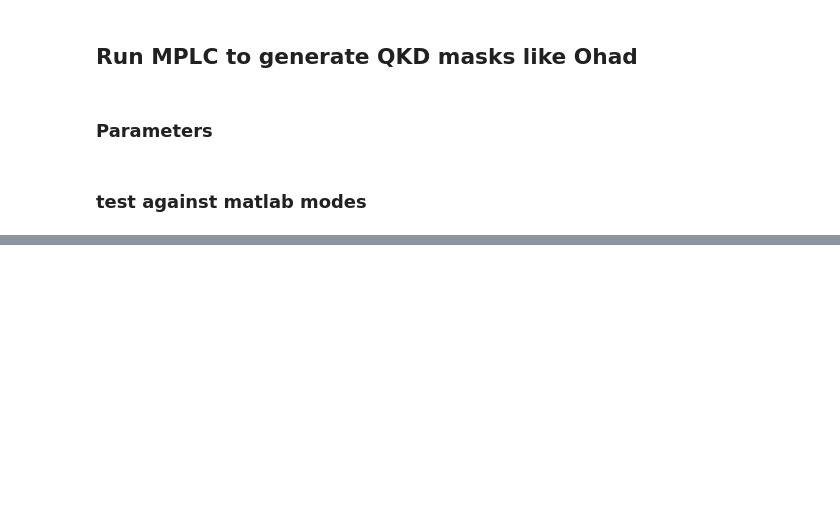
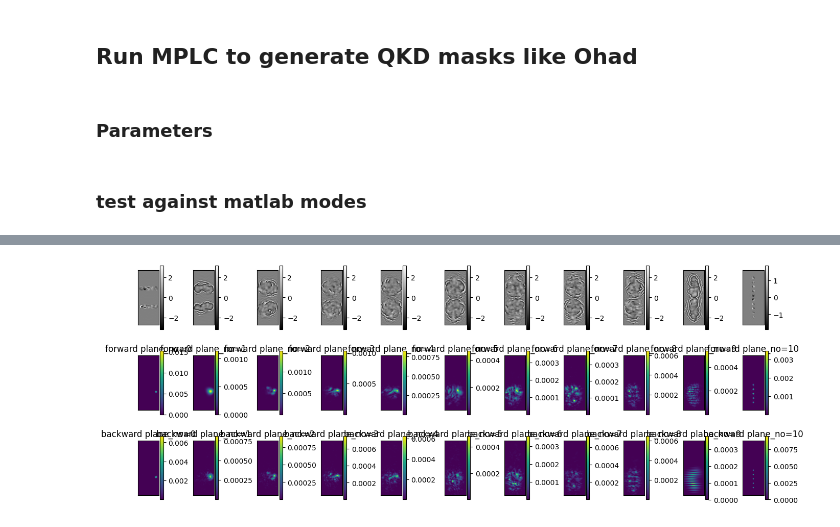
Before and after one commit to rubiaek/pianoq, a Jupyter notebook: pianoq/simulations/mplc_sim/run_wfm_QKD.ipynb, the cells around one changed output, grey strips where cells are left out. Drawn from its saved outputs; the diff is of its cells as text; code cells hidden in the pictures; blank space fills up the shorter version.

```diff
--- a/pianoq/simulations/mplc_sim/run_wfm_QKD.ipynb
+++ b/pianoq/simulations/mplc_sim/run_wfm_QKD.ipynb
@@ -160,0 +197,4 @@ axes[2].set_title('diff')
+# %%
+mplc.res.show_all()
+# %% [output]
+[figure, added]
```
Also changed, not shown: parts of 6 cells of this notebook, 4 other files.
